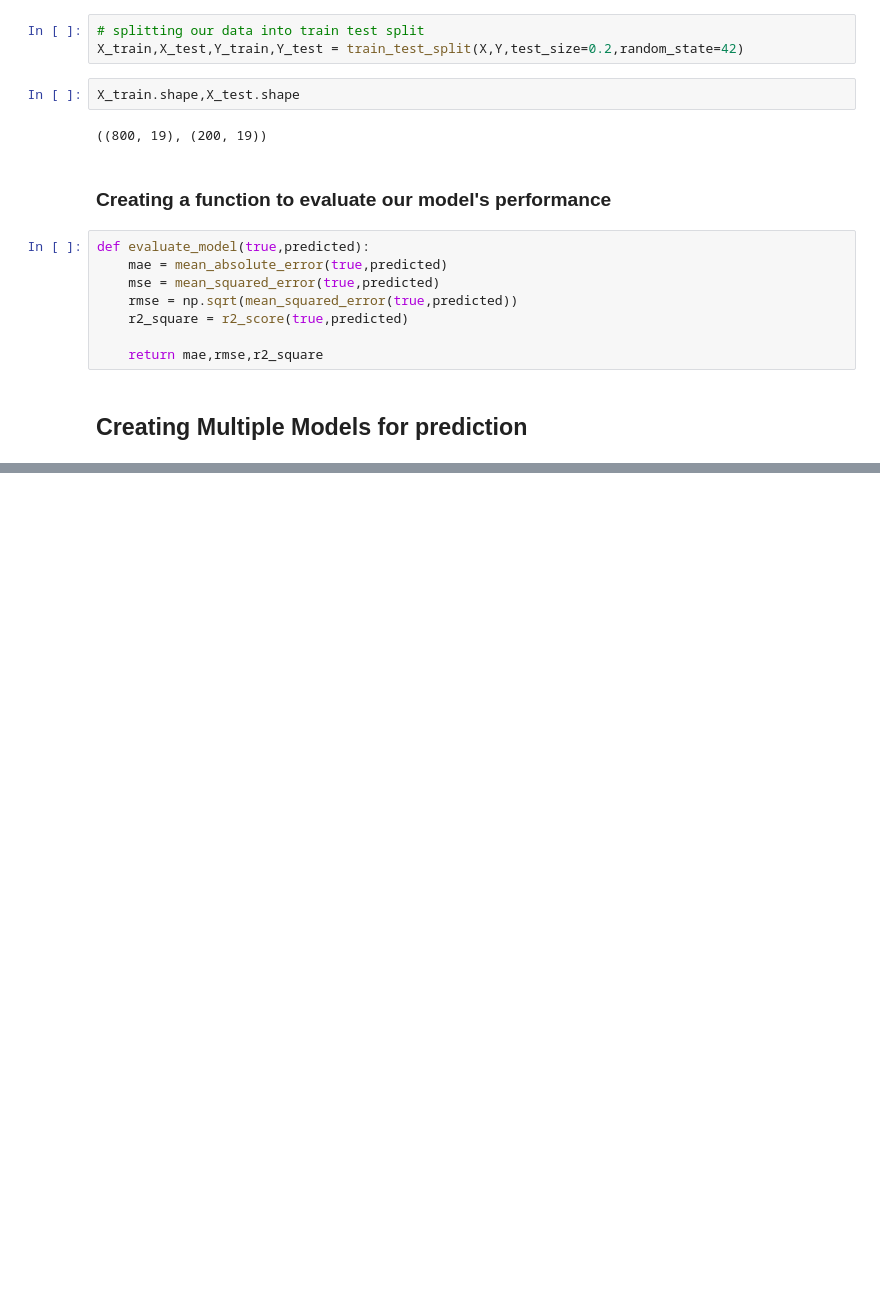
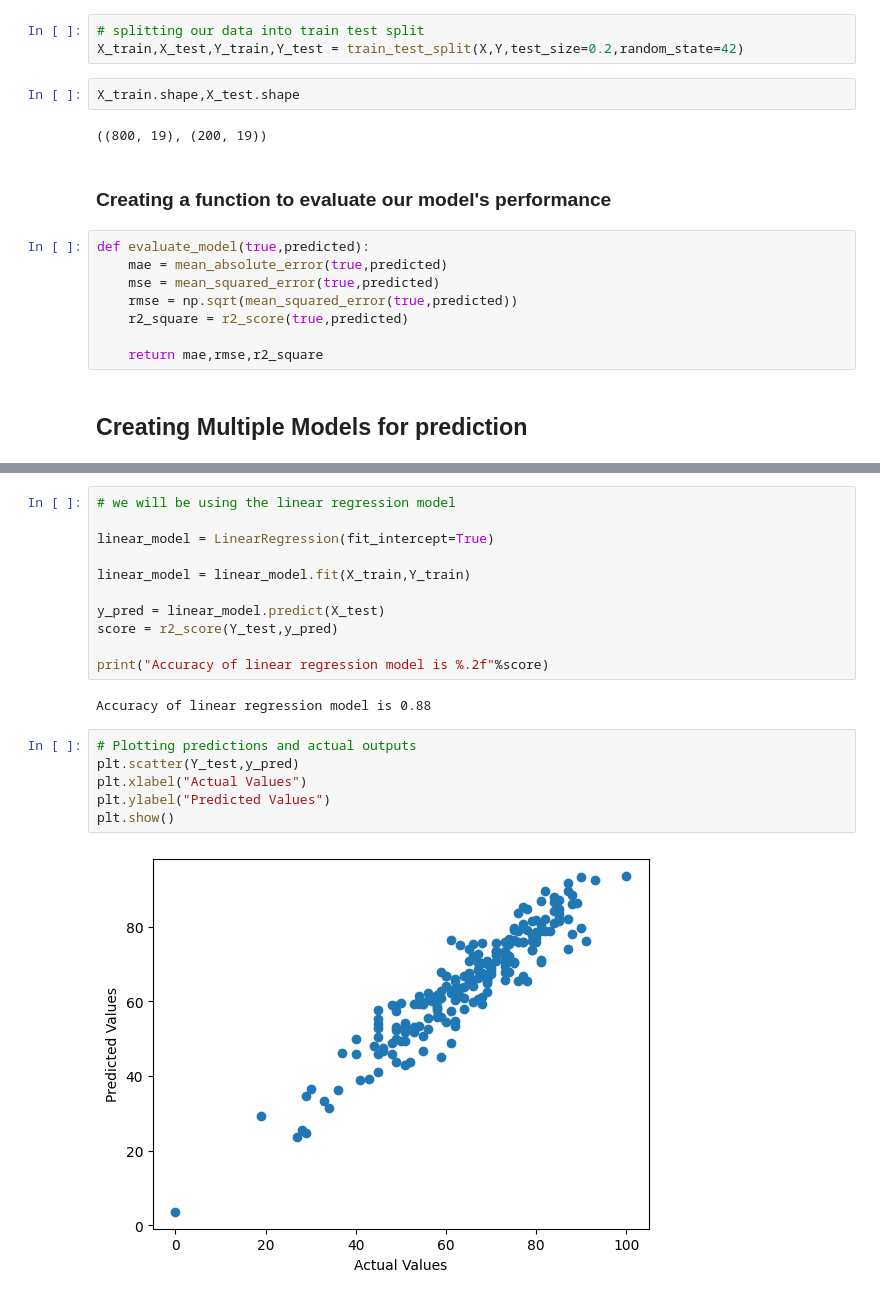
Before and after one commit to Devang-C/ML-Project, a Jupyter notebook: notebook/MODEL_TRAINING.ipynb, the cells around one changed output, grey strips where cells are left out. Saved outputs shown, nothing was run; the diff lists cells and outputs as text; blank space fills up the shorter version.

Commit message:
updated model training notebook

```diff
--- a/notebook/MODEL_TRAINING.ipynb
+++ b/notebook/MODEL_TRAINING.ipynb
@@ -180,0 +196,21 @@ Model performance for Test set
+# %%
+# we will be using the linear regression model
+
+linear_model = LinearRegression(fit_intercept=True)
+
+linear_model = linear_model.fit(X_train,Y_train)
+
+y_pred = linear_model.predict(X_test)
+score = r2_score(Y_test,y_pred)
+
+print("Accuracy of linear regression model is %.2f"%score)
+# %% [output]
+Accuracy of linear regression model is 0.88
+# %%
+# Plotting predictions and actual outputs
+plt.scatter(Y_test,y_pred)
+plt.xlabel("Actual Values")
+plt.ylabel("Predicted Values")
+plt.show()
+# %% [output]
+[figure, added]
```
Also changed, not shown: parts of 3 cells of this notebook.
